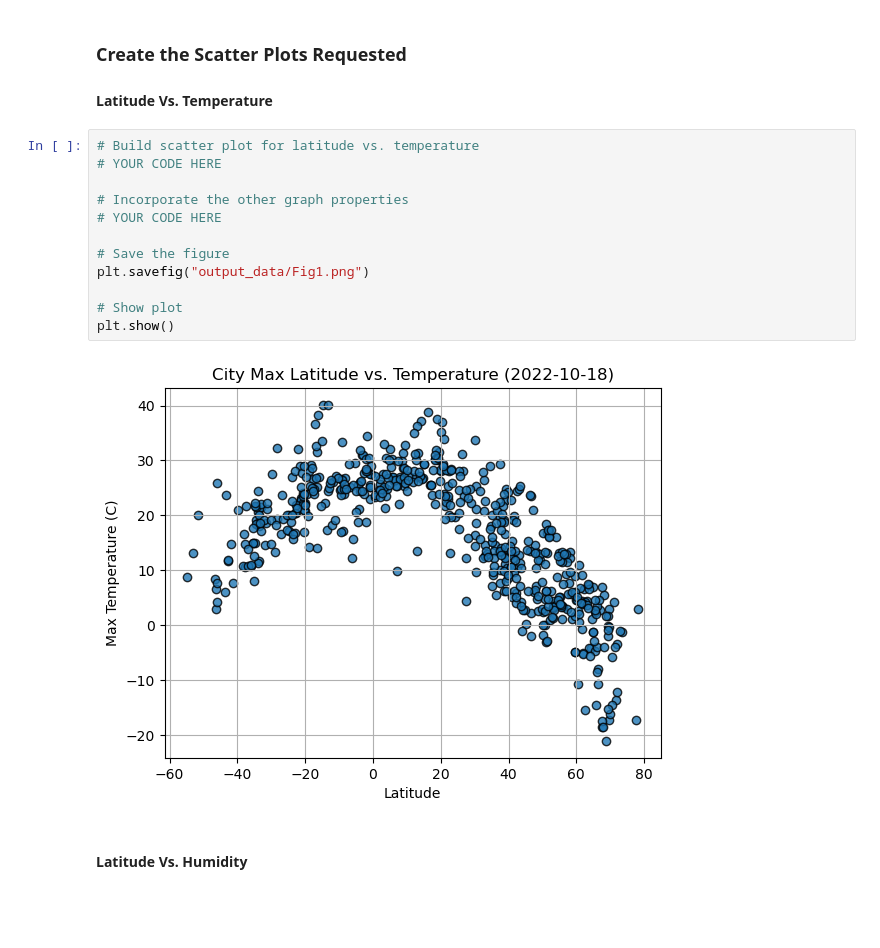
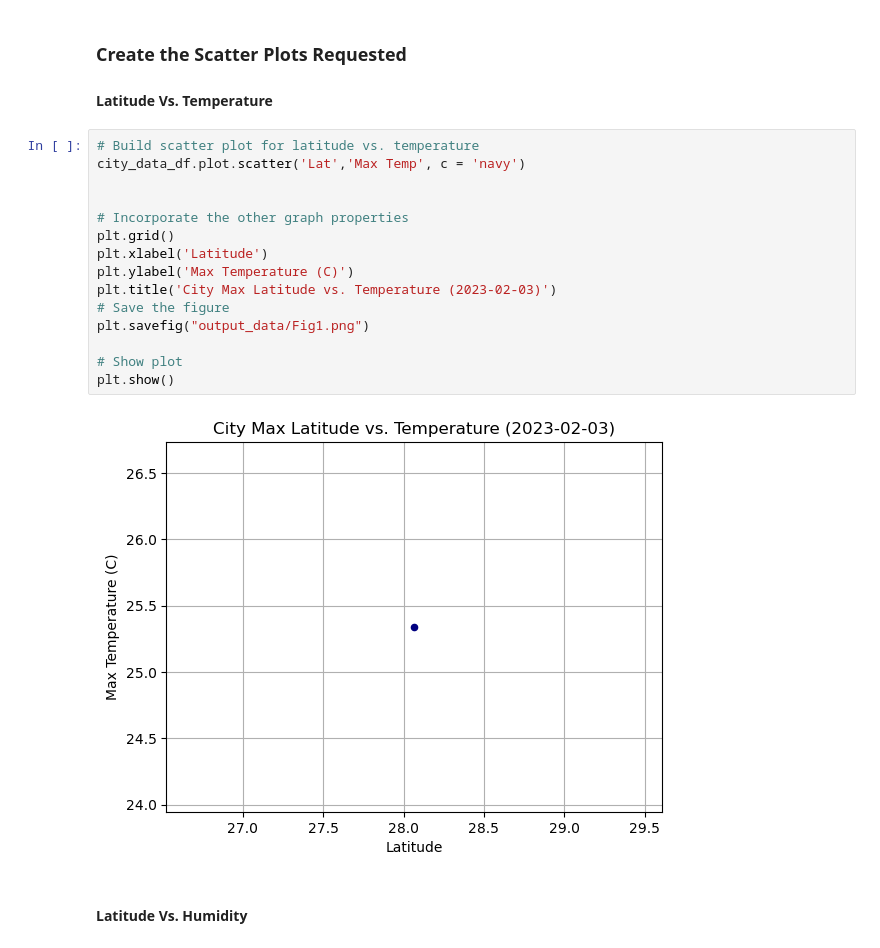
Before and after one commit to equitymarkets/python-api-challenge, a Jupyter notebook: WeatherPy/WeatherPy.ipynb, the cells around one changed output. Cells and saved outputs as stored; diff of their text form; blank space fills up the shorter version.

```diff
--- a/WeatherPy/WeatherPy.ipynb
+++ b/WeatherPy/WeatherPy.ipynb
@@ -284,18 +183,21 @@ city_data_df.head()
 #### Latitude Vs. Temperature
 # %%
 # Build scatter plot for latitude vs. temperature
-# YOUR CODE HERE
+city_data_df.plot.scatter('Lat','Max Temp', c = 'navy')
+
 
 # Incorporate the other graph properties
-# YOUR CODE HERE
-
+plt.grid()
+plt.xlabel('Latitude')
+plt.ylabel('Max Temperature (C)')
+plt.title('City Max Latitude vs. Temperature (2023-02-03)')
 # Save the figure
 plt.savefig("output_data/Fig1.png")
 
 # Show plot
 plt.show()
 # %% [output]
-[figure, old version]
+[figure, new version]
 # %% [markdown]
 #### Latitude Vs. Humidity
 # %%
```
Also changed, not shown: parts of 12 cells of this notebook, 9 other files.
